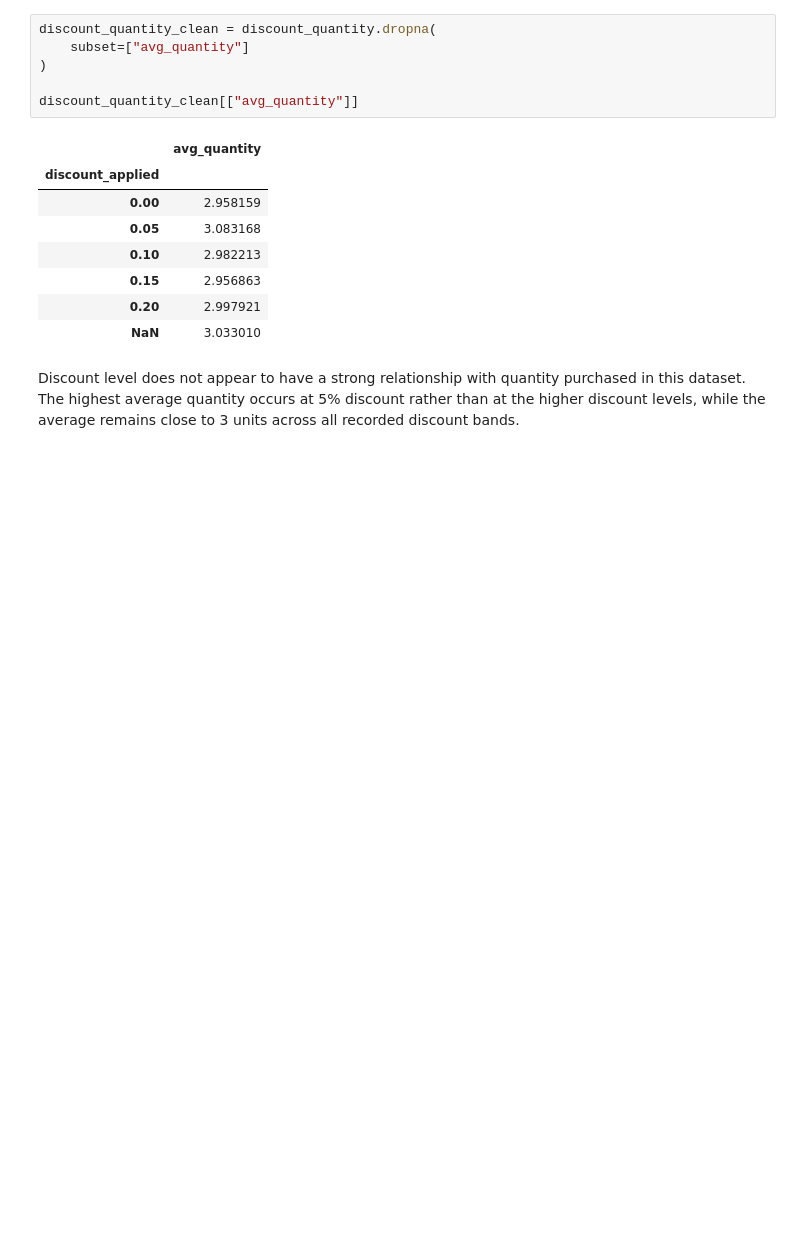
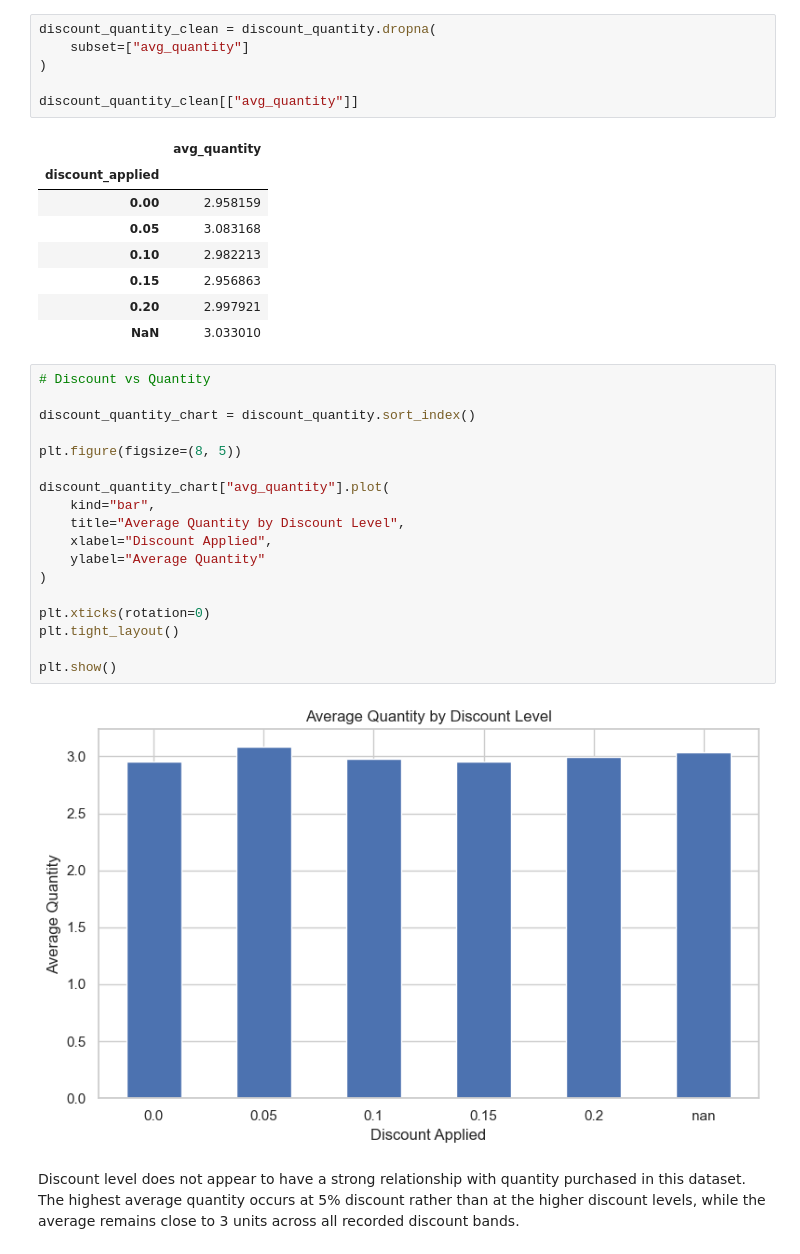
Before and after one commit to Barnabas-sir/Green-Cart-Ltd-Q2-Performance-Analysis, a Jupyter notebook: Green Cart Ltd. Q2 Performance Review — Data & Insights Project.ipynb, the cells around one changed output. Saved outputs shown, nothing was run; the diff lists cells and outputs as text; blank space fills up the shorter version.

```diff
--- a/Green Cart Ltd. Q2 Performance Review — Data & Insights Project.ipynb
+++ b/Green Cart Ltd. Q2 Performance Review — Data & Insights Project.ipynb
@@ -1679,6 +1708,26 @@ discount_quantity_clean[["avg_quantity"]]
 | 0.15 | 2.956863 |
 | 0.20 | 2.997921 |
 | NaN | 3.033010 |
+# %%
+# Discount vs Quantity
+
+discount_quantity_chart = discount_quantity.sort_index()
+
+plt.figure(figsize=(8, 5))
+
+discount_quantity_chart["avg_quantity"].plot(
+    kind="bar",
+    title="Average Quantity by Discount Level",
+    xlabel="Discount Applied",
+    ylabel="Average Quantity"
+)
+
+plt.xticks(rotation=0)
+plt.tight_layout()
+
+plt.show()
+# %% [output]
+[figure, added]
 # %% [markdown]
 Discount level does not appear to have a strong relationship with quantity purchased in this dataset. The highest average quantity occurs at 5% discount rather than at the higher discount levels, while the average remains close to 3 units across all recorded discount bands.
 # %% [markdown]
```
Also changed, not shown: parts of 25 cells of this notebook.
